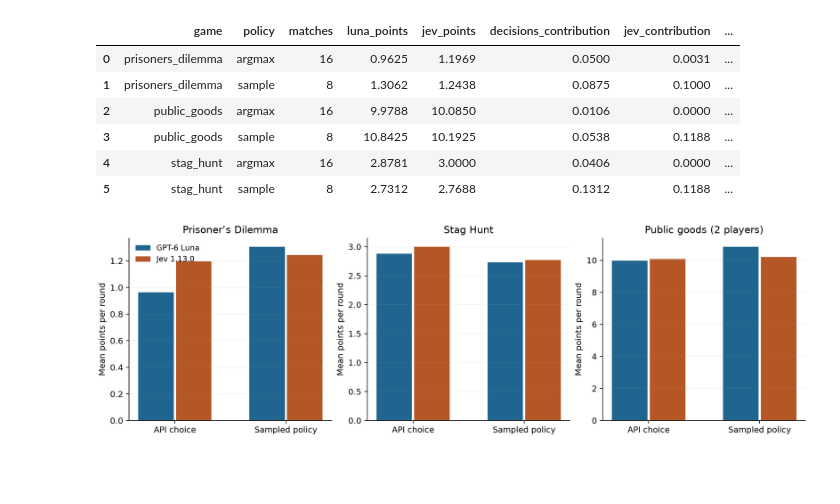
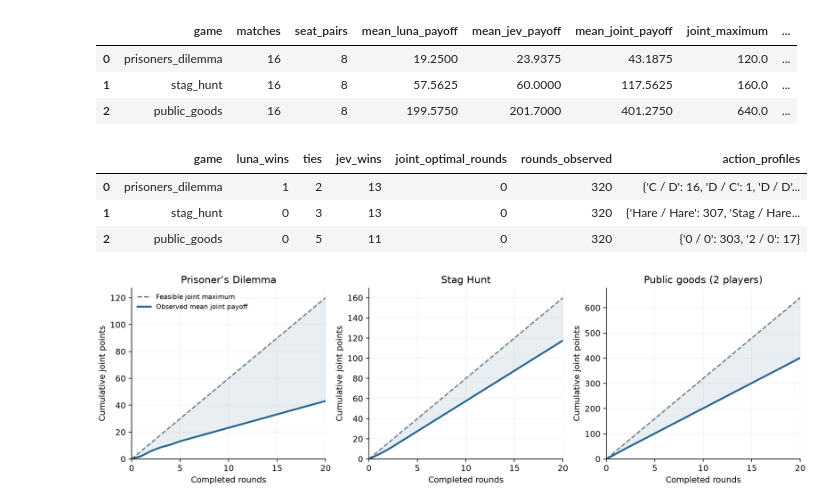
Before and after one commit to apoorvalal/lludens, a Jupyter notebook: notebooks/decisions_jev_games.ipynb, the cells around one changed output. Cells and saved outputs as stored; diff of their text form; code cells hidden in the pictures; blank space fills up the shorter version.

Commit message:
Refocus game memo on direct decisions and cumulative payoff efficiency

```diff
--- a/notebooks/decisions_jev_games.ipynb
+++ b/notebooks/decisions_jev_games.ipynb
@@ -22,11 +19,13 @@ downloaded replication bundle, not the notebook file alone.
 from pathlib import Path
 import json, sys
 import pandas as pd
-from IPython.display import display, Image
+from IPython.display import display, HTML, Image
 root = next(p for p in (Path.cwd(), *Path.cwd().parents) if (p/'lludens/sysone').exists())
 experiment = root/'experiments/decisions_jev_games_2026_10_06'
 sys.path.insert(0, str(root)); sys.path.insert(0, str(experiment))
-from analyze import audit_and_load, summarize, TITLES
+from analyze import audit_and_load
+from direct_results import summarize_direct, TITLES, NAMES, stage_payoffs, pareto_frontier
 rounds, matches, replay, journal = audit_and_load()
-summary, probes = summarize(rounds, matches, journal)
-json.loads((experiment/'data/audit.json').read_text())
+summary = summarize_direct(replay)
+assert summary['matches'] == 60 and summary['decisions'] == 2400
+assert len([m for m in summary['match_results'] if m['kind']=='h2h']) == 48
@@ -91,15 +137,18 @@ four for sampling). They are small-sample, design-conditional pilot summaries.
 # %%
 head = pd.DataFrame(summary['h2h'])
-display(head[['game','policy','matches','luna_points','jev_points',
-              'decisions_contribution','jev_contribution','luna_minus_jev',
-              'paired_bootstrap_low','paired_bootstrap_high']].round(4))
+display(head[['game','matches','seat_pairs','mean_luna_payoff','mean_jev_payoff',
+              'mean_joint_payoff','joint_maximum','mean_joint_share','mean_joint_shortfall',
+              'joint_maximum_matches','pareto_efficient_matches']].round(4))
+display(head[['game','luna_wins','ties','jev_wins','joint_optimal_rounds','rounds_observed',
+              'action_profiles']])
 display(Image(filename=str(experiment/'report/payoffs.png')))
 # %% [output]
-|  | game | policy | matches | luna_points | jev_points | decisions_contribution | jev_contribution | ... |
-| 0 | prisoners_dilemma | argmax | 16 | 0.9625 | 1.1969 | 0.0500 | 0.0031 | ... |
-| 1 | prisoners_dilemma | sample | 8 | 1.3062 | 1.2438 | 0.0875 | 0.1000 | ... |
-| 2 | public_goods | argmax | 16 | 9.9788 | 10.0850 | 0.0106 | 0.0000 | ... |
-| 3 | public_goods | sample | 8 | 10.8425 | 10.1925 | 0.0538 | 0.1188 | ... |
-| 4 | stag_hunt | argmax | 16 | 2.8781 | 3.0000 | 0.0406 | 0.0000 | ... |
-| 5 | stag_hunt | sample | 8 | 2.7312 | 2.7688 | 0.1312 | 0.1188 | ... |
+|  | game | matches | seat_pairs | mean_luna_payoff | mean_jev_payoff | mean_joint_payoff | joint_maximum | ... |
+| 0 | prisoners_dilemma | 16 | 8 | 19.2500 | 23.9375 | 43.1875 | 120.0 | ... |
+| 1 | stag_hunt | 16 | 8 | 57.5625 | 60.0000 | 117.5625 | 160.0 | ... |
+| 2 | public_goods | 16 | 8 | 199.5750 | 201.7000 | 401.2750 | 640.0 | ... |
+|  | game | luna_wins | ties | jev_wins | joint_optimal_rounds | rounds_observed | action_profiles |
+| 0 | prisoners_dilemma | 1 | 2 | 13 | 0 | 320 | {'C / D': 16, 'D / C': 1, 'D / D'... |
+| 1 | stag_hunt | 0 | 3 | 13 | 0 | 320 | {'Hare / Hare': 307, 'Stag / Hare... |
+| 2 | public_goods | 0 | 5 | 11 | 0 | 320 | {'0 / 0': 303, '2 / 0': 17} |
-[figure, old version]
+[figure, new version]
```
Also changed, not shown: parts of 25 cells of this notebook, 12 other files.
